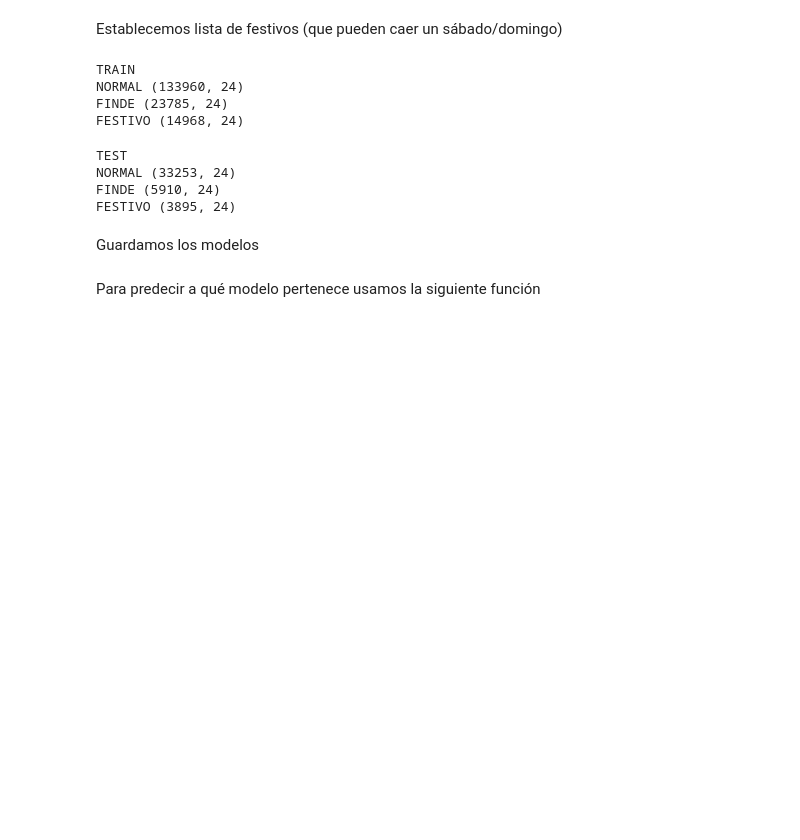
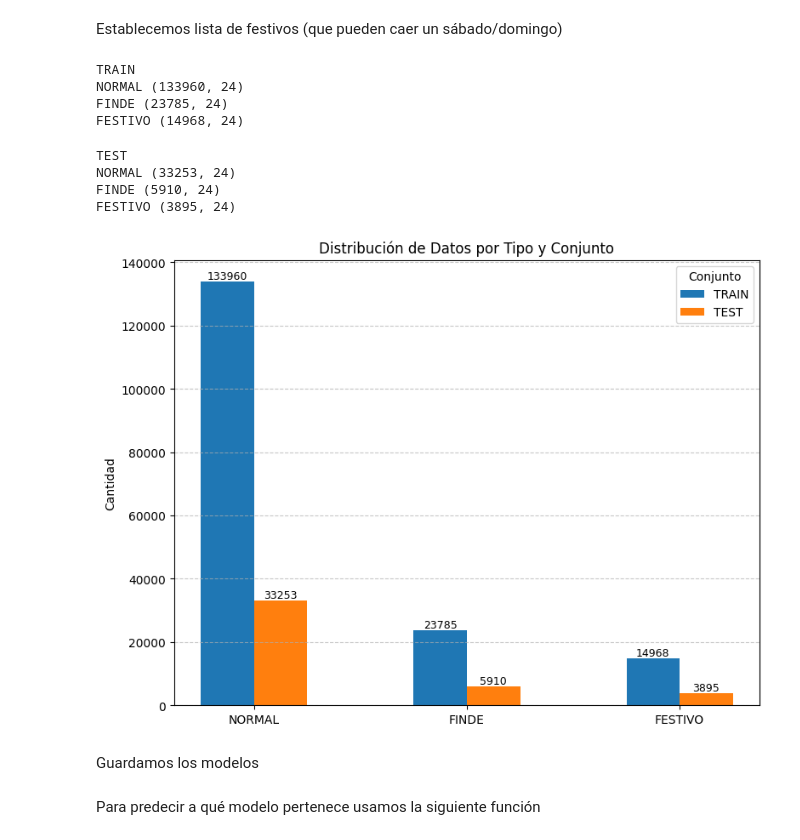
Before and after one commit to artemvarucm/PD2, a Jupyter notebook: src/modelado/numpyro/modelonumpyro_ULTIMO.ipynb, the cells around one changed output. Cells and saved outputs as stored; diff of their text form; code cells hidden in the pictures; blank space fills up the shorter version.

```diff
--- a/src/modelado/numpyro/modelonumpyro_ULTIMO.ipynb
+++ b/src/modelado/numpyro/modelonumpyro_ULTIMO.ipynb
@@ -265,6 +266,35 @@ TEST
 NORMAL (33253, 24)
 FINDE (5910, 24)
 FESTIVO (3895, 24)
+# %%
+df = pd.DataFrame({
+    "NORMAL": [normal_data.shape[0], test_normal_data.shape[0]],
+    "FINDE": [weekend_data.shape[0], test_weekend_data.shape[0]],
+    "FESTIVO": [holiday_data.shape[0], test_holiday_data.shape[0]],
+}, index=["TRAIN", "TEST"])
+
+bar_width = 0.25
+x = np.arange(len(df.columns))
+fig, ax = plt.subplots(figsize=(8, 6))
+
+for i, label in enumerate(df.index):
+    ax.bar(x + i * bar_width, df.loc[label], width=bar_width, label=label)
+
+ax.set_xticks(x + bar_width / 2)
+ax.set_xticklabels(df.columns)
+ax.set_ylabel("Cantidad")
+ax.set_title("Distribución de Datos por Tipo y Conjunto")
+ax.legend(title="Conjunto")
+ax.grid(axis='y', linestyle='--', alpha=0.7)
+
+for i, label in enumerate(df.index):
+    for j, value in enumerate(df.loc[label]):
+        ax.text(j + i * bar_width, value + 0.5, str(value), ha='center', va='bottom', fontsize=9)
+
+plt.tight_layout()
+plt.show()
+# %% [output]
+[figure, added]
 # %%
 # Entrena los tres modelos
 mcmc_weekend = fit_model(weekend_data)
```
Also changed, not shown: parts of 3 cells of this notebook.
